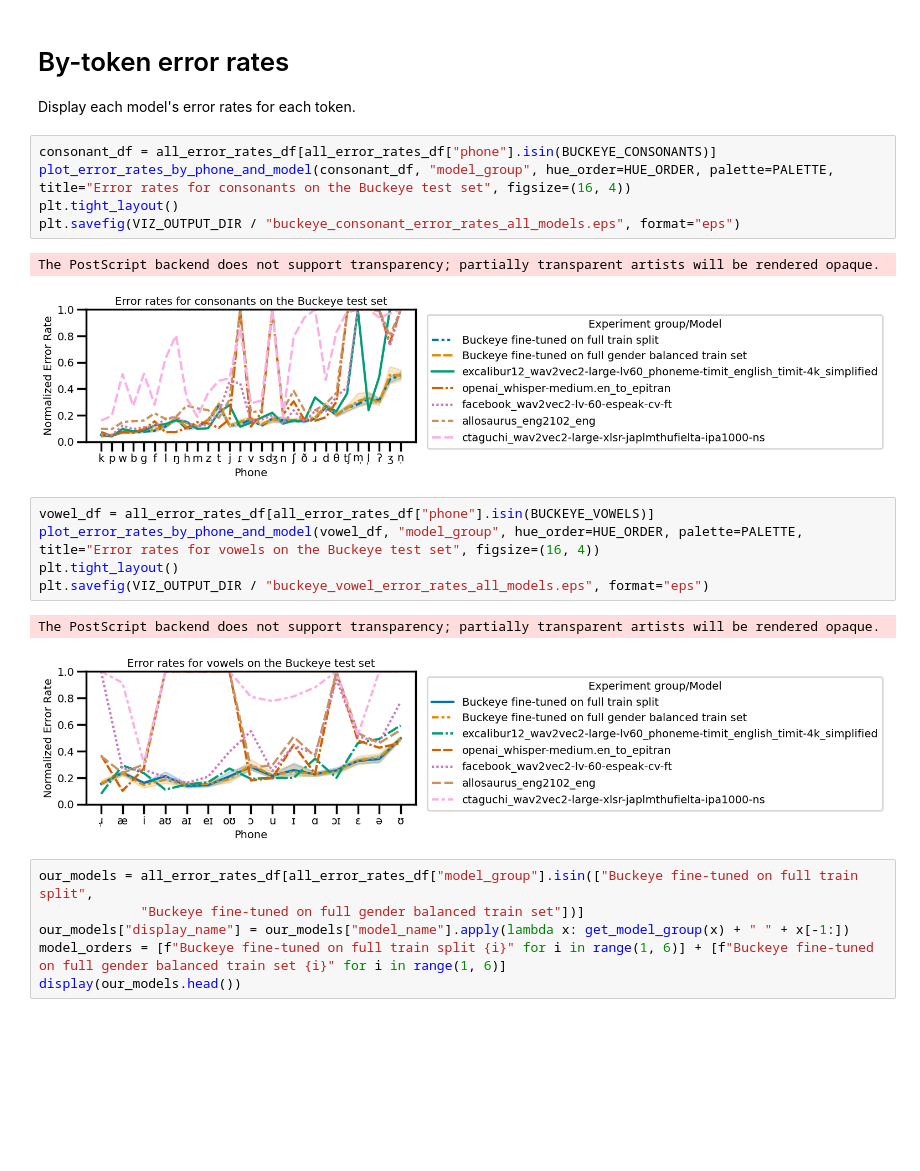
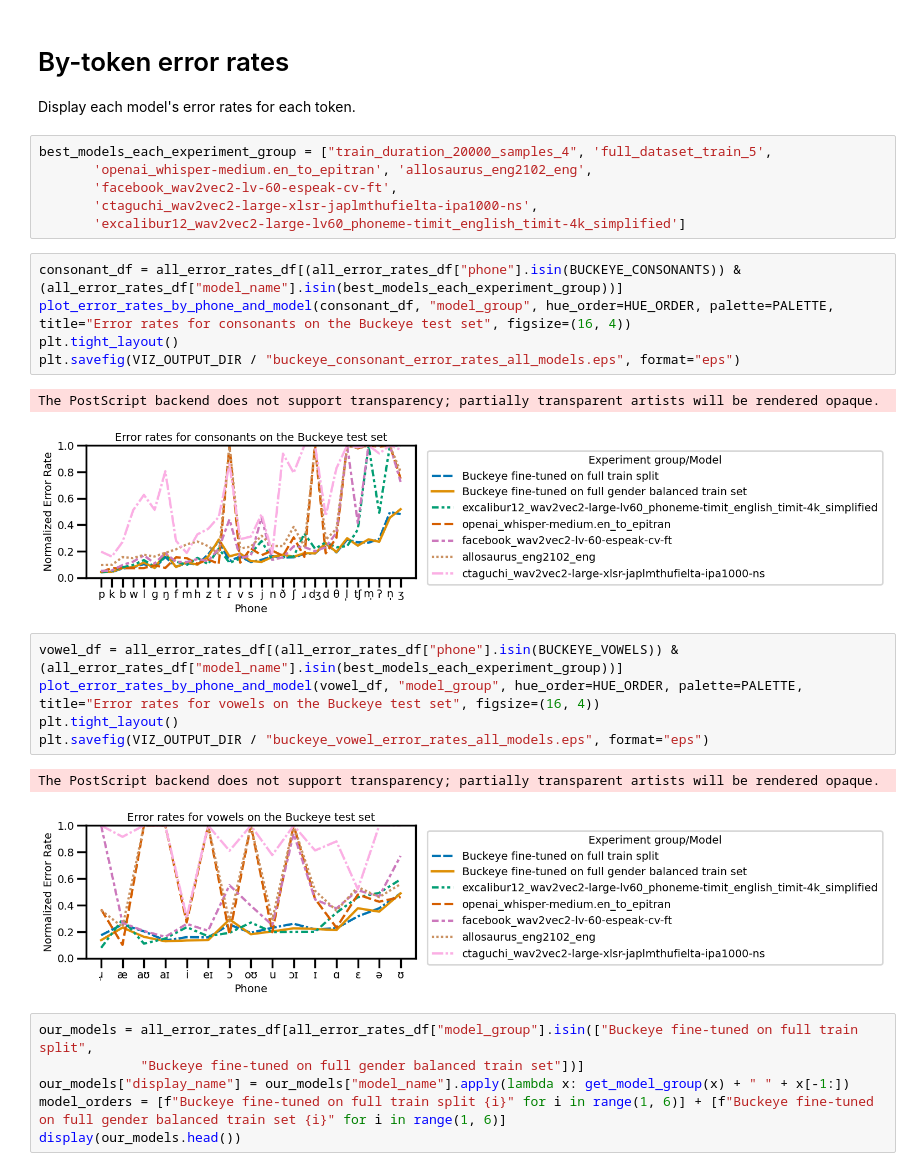
Before and after one commit to UMassCDS/wav2ipa, a Jupyter notebook: notebooks/by_phone_error_rates.ipynb, the cells around one changed output. Saved outputs shown, nothing was run; the diff lists cells and outputs as text; blank space fills up the shorter version.

Commit message:
Updated Buckeye post-proc visuals

```diff
--- a/notebooks/by_phone_error_rates.ipynb
+++ b/notebooks/by_phone_error_rates.ipynb
@@ -319,22 +319,28 @@ display(all_error_rates_df.head())
 # %% [markdown]
 # By-token error rates
 Display each model's error rates for each token.
+# %%
+best_models_each_experiment_group = ["train_duration_20000_samples_4", 'full_dataset_train_5',
+       'openai_whisper-medium.en_to_epitran', 'allosaurus_eng2102_eng',
+       'facebook_wav2vec2-lv-60-espeak-cv-ft',
+       'ctaguchi_wav2vec2-large-xlsr-japlmthufielta-ipa1000-ns',
+       'excalibur12_wav2vec2-large-lv60_phoneme-timit_english_timit-4k_simplified']
 # %%
-consonant_df = all_error_rates_df[all_error_rates_df["phone"].isin(BUCKEYE_CONSONANTS)]
+consonant_df = all_error_rates_df[(all_error_rates_df["phone"].isin(BUCKEYE_CONSONANTS)) & (all_error_rates_df["model_name"].isin(best_models_each_experiment_group))]
 plot_error_rates_by_phone_and_model(consonant_df, "model_group", hue_order=HUE_ORDER, palette=PALETTE, title="Error rates for consonants on the Buckeye test set", figsize=(16, 4))
 plt.tight_layout()
 plt.savefig(VIZ_OUTPUT_DIR / "buckeye_consonant_error_rates_all_models.eps", format="eps")
 # %% [output]
 The PostScript backend does not support transparency; partially transparent artists will be rendered opaque.
-[figure, old version]
+[figure, new version]
 # %%
-vowel_df = all_error_rates_df[all_error_rates_df["phone"].isin(BUCKEYE_VOWELS)]
+vowel_df = all_error_rates_df[(all_error_rates_df["phone"].isin(BUCKEYE_VOWELS)) & (all_error_rates_df["model_name"].isin(best_models_each_experiment_group))]
 plot_error_rates_by_phone_and_model(vowel_df, "model_group", hue_order=HUE_ORDER, palette=PALETTE, title="Error rates for vowels on the Buckeye test set", figsize=(16, 4))
 plt.tight_layout()
 plt.savefig(VIZ_OUTPUT_DIR / "buckeye_vowel_error_rates_all_models.eps", format="eps")
 # %% [output]
 The PostScript backend does not support transparency; partially transparent artists will be rendered opaque.
-[figure, old version]
+[figure, new version]
 # %%
 our_models = all_error_rates_df[all_error_rates_df["model_group"].isin(["Buckeye fine-tuned on full train split",
              "Buckeye fine-tuned on full gender balanced train set"])]
```
Also changed, not shown: parts of 1 cell of this notebook, 1 other file.
